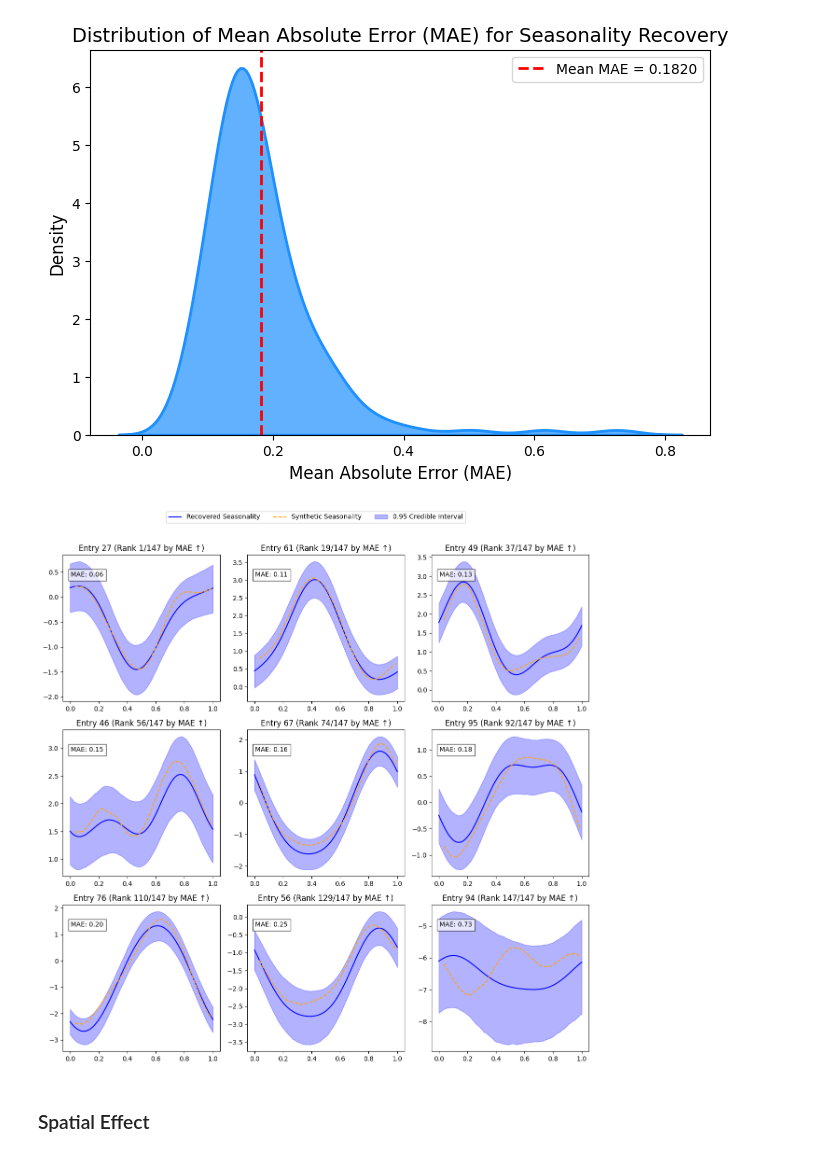
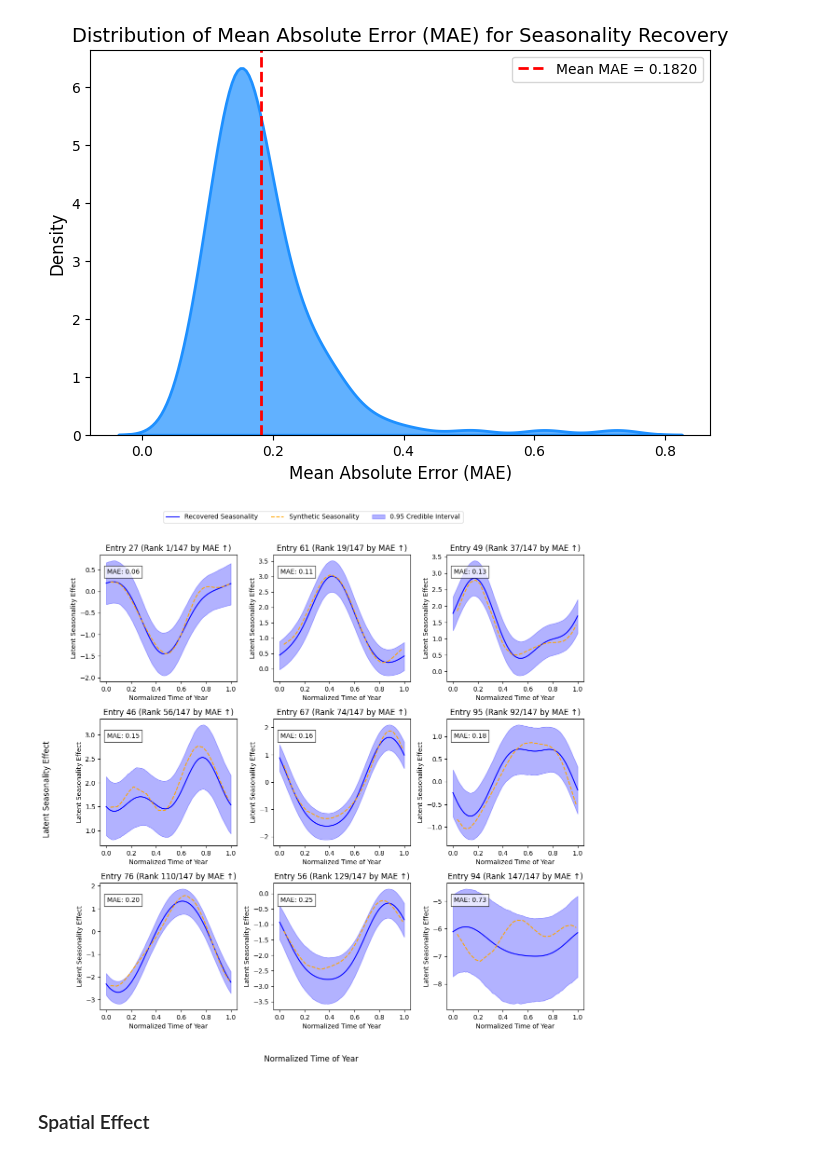
Before and after one commit to QhenryQ/nteprsm, a Jupyter notebook: notebooks/parameter_recovery_analysis.ipynb, the cells around one changed output. Drawn from its saved outputs; the diff is of its cells as text; code cells hidden in the pictures.

```diff
--- a/notebooks/parameter_recovery_analysis.ipynb
+++ b/notebooks/parameter_recovery_analysis.ipynb
@@ -152,7 +152,10 @@ for i, ec in enumerate(ecs):
     interpolated_synthetic = interp_func(time_points)
 
     # Plot the synthetic seasonality
-    line2, = axes[i].plot(synthetic_time, synthetic_seasonality, color='orange', linestyle='dashed', label='Synthetic Seasonality')
+    line2, = axes[i].plot(
+        synthetic_time, synthetic_seasonality,
+        color='orange', linestyle='dashed', label='Synthetic Seasonality'
+    )
 
     # Plot the credible interval
     fill = axes[i].fill_between(
@@ -161,36 +164,43 @@ for i, ec in enumerate(ecs):
         seasonality_upper[ec],
         color='blue',
         alpha=0.3,
         label=f'{ci} Credible Interval'
     )
 
     # Compute Mean Absolute Error (MAE)
     mae = np.mean(np.abs(seasonality_means[ec] - interpolated_synthetic))
 
     # Store handles only once (from the first subplot)
     if i == 0:
         handles.extend([line1, line2, fill])
         labels.extend(['Recovered Seasonality', 'Synthetic Seasonality', f'{ci} Credible Interval'])
 
     # Add MAE annotation
     axes[i].text(
         0.05, 0.85, f"MAE: {mae:.2f}",
         transform=axes[i].transAxes,
         fontsize=10,
         bbox=dict(facecolor='white', edgecolor='black', alpha=0.7)
     )
 
     # Set labels and title
     axes[i].set_title(f'Entry {ec} (Rank {ranks[i] + 1}/{num_entries} by MAE ↑)')
+    axes[i].set_xlabel('Normalized Time of Year')
+    axes[i].set_ylabel('Latent Seasonality Effect')
 
 # Add a legend
 fig.legend(handles, labels, loc='upper center', ncol=3, fontsize=10)
 
-# Adjust layout
-plt.tight_layout(rect=[0, 0, 1, 0.95])
+# Add shared labels for the full figure
+fig.supxlabel('Normalized Time of Year')
+fig.supylabel('Latent Seasonality Effect')
+
+# Adjust layout and save
+plt.tight_layout(rect=[0.03, 0.03, 1, 0.95])
+# fig.savefig('/Users/henryqu/Documents/GitHub/nteprsm/reports/manuscript2/figure6_param_recovery_seasonality.png', dpi=300, bbox_inches='tight')
 plt.show()
 # %% [output]
-[figure, old version]
+[figure, new version]
 # %% [markdown]
 ### Spatial Effect
 # %%
```
Also changed, not shown: parts of 4 cells of this notebook, 27 other files.
